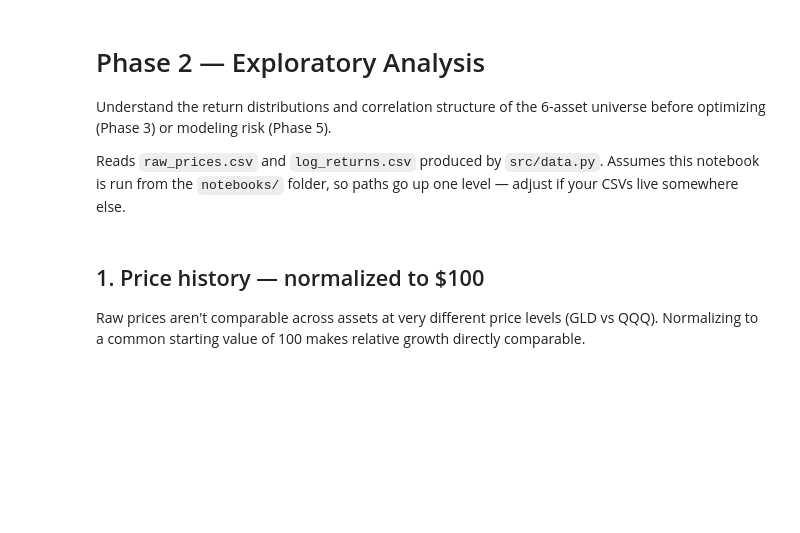
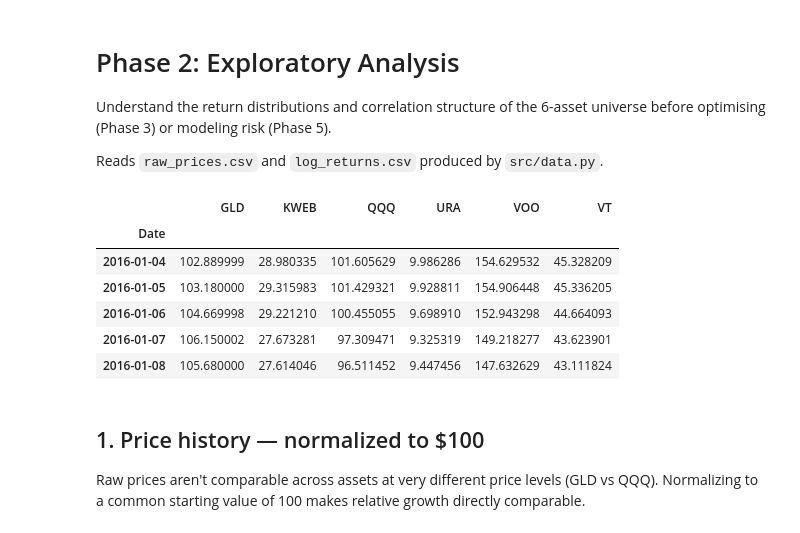
Before and after one commit to ysacodes/Constrained-Portfolio-Optimisation-VaR-Backtesting-Framework, a Jupyter notebook: 01_exploratory.ipynb, the cells around one changed output. Cells and saved outputs as stored; diff of their text form; code cells hidden in the pictures; blank space fills up the shorter version.

```diff
--- a/01_exploratory.ipynb
+++ b/01_exploratory.ipynb
@@ -1,21 +1,29 @@
 # %% [markdown]
-# Phase 2 — Exploratory Analysis
+# Phase 2: Exploratory Analysis
 
-Understand the return distributions and correlation structure of the 6-asset universe before optimizing (Phase 3) or modeling risk (Phase 5).
+Understand the return distributions and correlation structure of the 6-asset universe before optimising (Phase 3) or modeling risk (Phase 5).
 
-Reads `raw_prices.csv` and `log_returns.csv` produced by `src/data.py`. Assumes this notebook is run from the `notebooks/` folder, so paths go up one level — adjust if your CSVs live somewhere else.
+Reads `raw_prices.csv` and `log_returns.csv` produced by `src/data.py`.
 # %%
 import numpy as np
 import pandas as pd
 import matplotlib.pyplot as plt
 from scipy import stats
 
 plt.rcParams["figure.figsize"] = (10, 6)
 
-prices = pd.read_csv("../raw_prices.csv", index_col=0, parse_dates=True)
-log_returns = pd.read_csv("../log_returns.csv", index_col=0, parse_dates=True)
+prices = pd.read_csv("raw_prices.csv", index_col=0, parse_dates=True)
+log_returns = pd.read_csv("log_returns.csv", index_col=0, parse_dates=True)
 
 prices.head()
+# %% [output]
+|  | GLD | KWEB | QQQ | URA | VOO | VT |
+| Date |  |  |  |  |  |  |
+| 2016-01-04 | 102.889999 | 28.980335 | 101.605629 | 9.986286 | 154.629532 | 45.328209 |
+| 2016-01-05 | 103.180000 | 29.315983 | 101.429321 | 9.928811 | 154.906448 | 45.336205 |
+| 2016-01-06 | 104.669998 | 29.221210 | 100.455055 | 9.698910 | 152.943298 | 44.664093 |
+| 2016-01-07 | 106.150002 | 27.673281 | 97.309471 | 9.325319 | 149.218277 | 43.623901 |
+| 2016-01-08 | 105.680000 | 27.614046 | 96.511452 | 9.447456 | 147.632629 | 43.111824 |
 # %% [markdown]
 ## 1. Price history — normalized to $100
 
```
Also changed, not shown: parts of 4 cells of this notebook.
